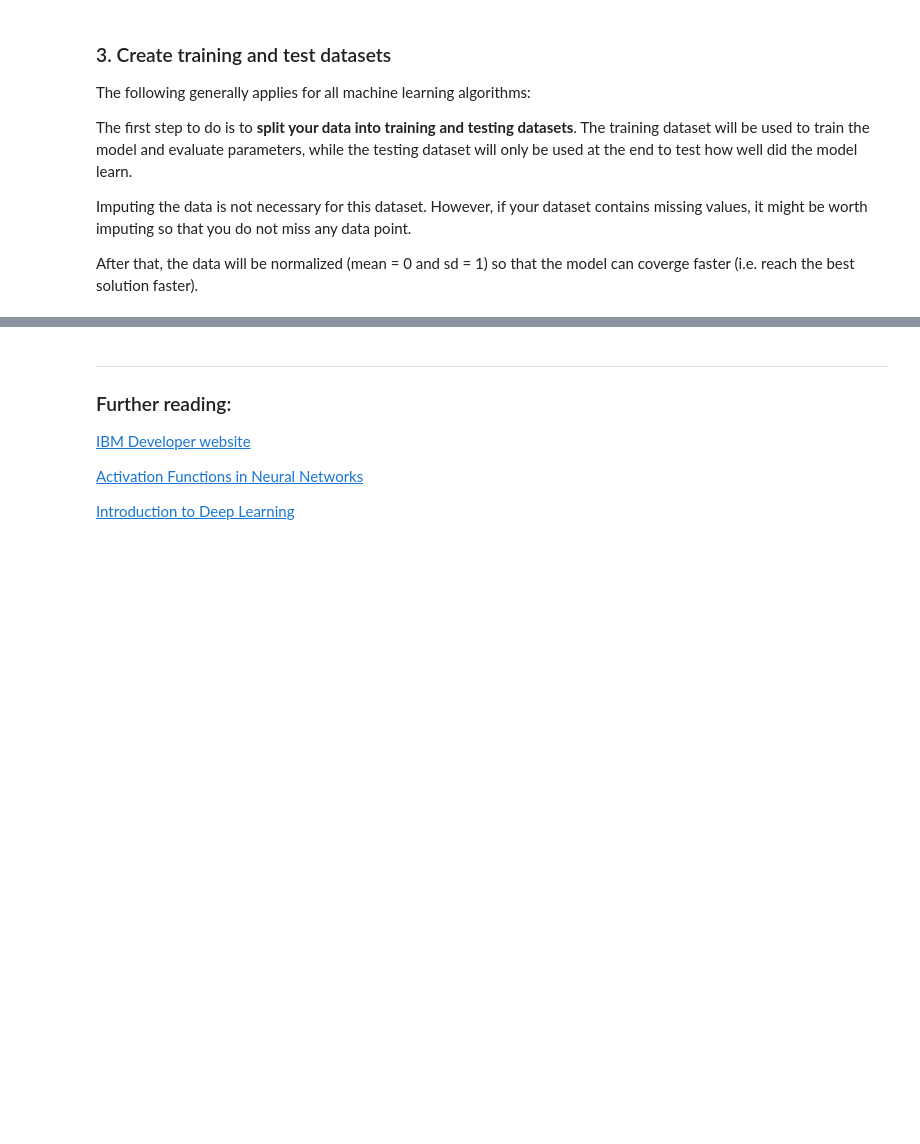
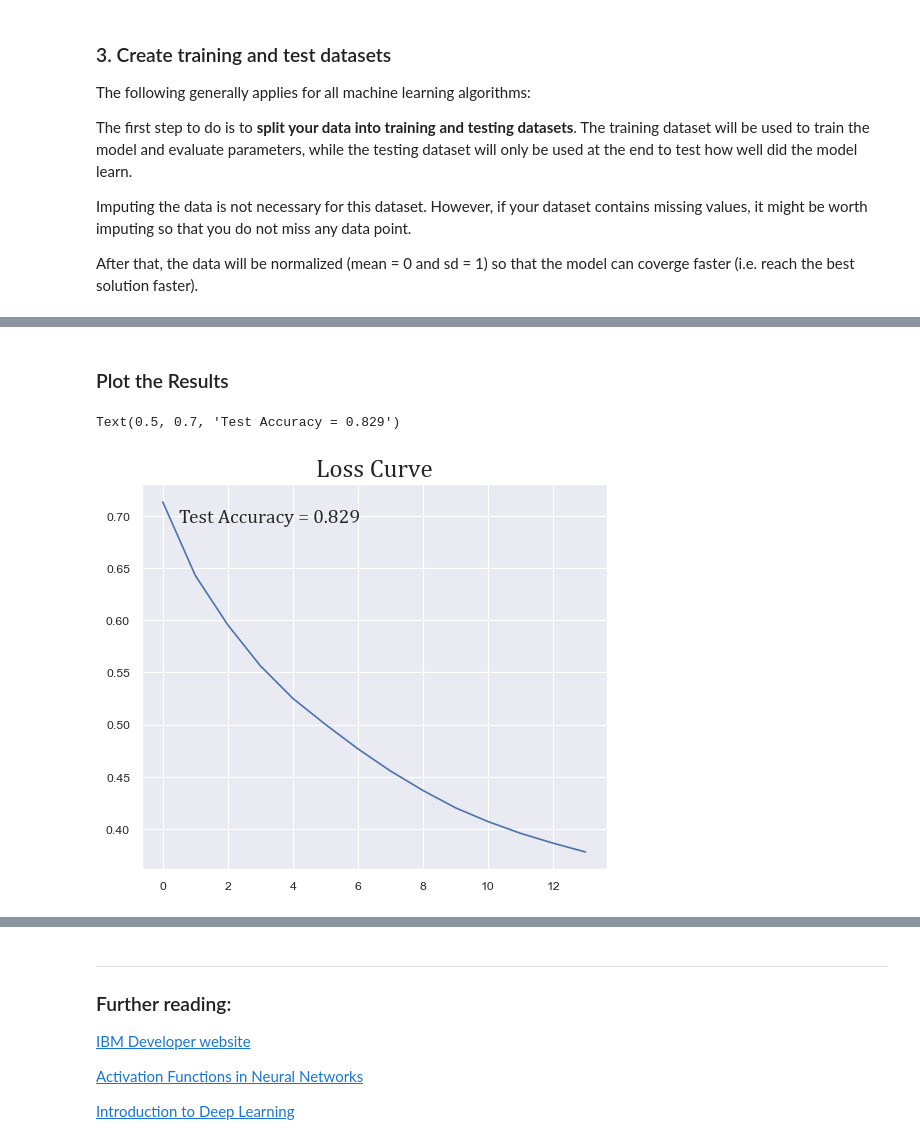
Before and after one commit to abdulrahman1123/analysis_examples, a Jupyter notebook: Neural Networks.ipynb, the cells around one changed output, grey strips where cells are left out. Saved outputs shown, nothing was run; the diff lists cells and outputs as text; code cells hidden in the pictures; blank space fills up the shorter version.

```diff
--- a/Neural Networks.ipynb
+++ b/Neural Networks.ipynb
@@ -196,0 +209,19 @@ asd
+# %% [markdown]
+### Plot the Results
+# %%
+"""
+# Uncomment this part and comment the part below to show the different validation curves (if you did so in the cells above)
+fig, axes = plt.subplots(2,2, figsize=(12, 7))
+for ax, label, accuracy in zip(axes.ravel(), labels, val_accuracies):
+    ax.set_title(label[0], font='Cambria', size=18)
+    ax.plot(model.loss_curve_)
+    ax.text(7,0.65, f'Test Accuracy = {accuracy}', font='Cambria', size=14, va='center_baseline')
+
+"""
+fig, ax = plt.subplots(figsize=(6, 5))
+ax.set_title("Loss Curve", font='Cambria', size=18)
+ax.plot(model.loss_curve_)
+ax.text(0.5,0.7, f'Test Accuracy = {accuracy}', font='Cambria', size=14, va='center_baseline')
+# %% [output]
+Text(0.5, 0.7, 'Test Accuracy = 0.829')
+[figure, added]
```
Also changed, not shown: parts of 6 cells of this notebook, 1 other file.
